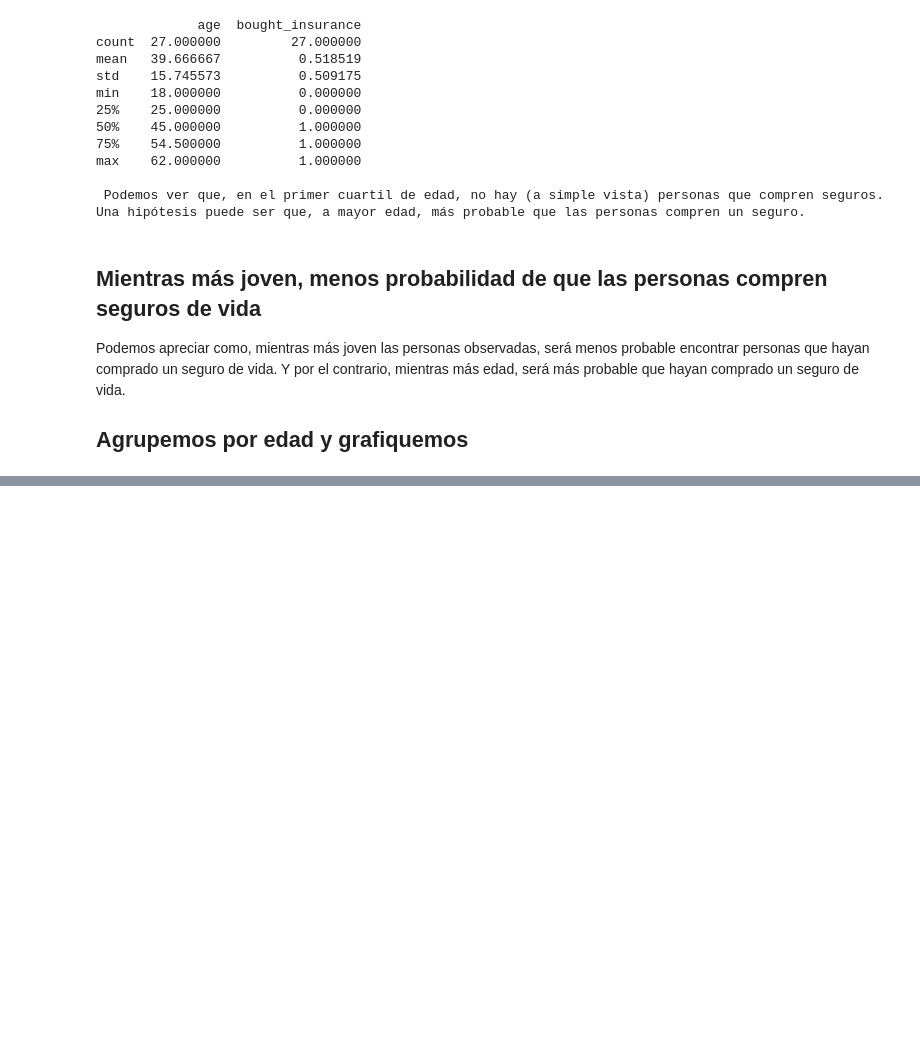
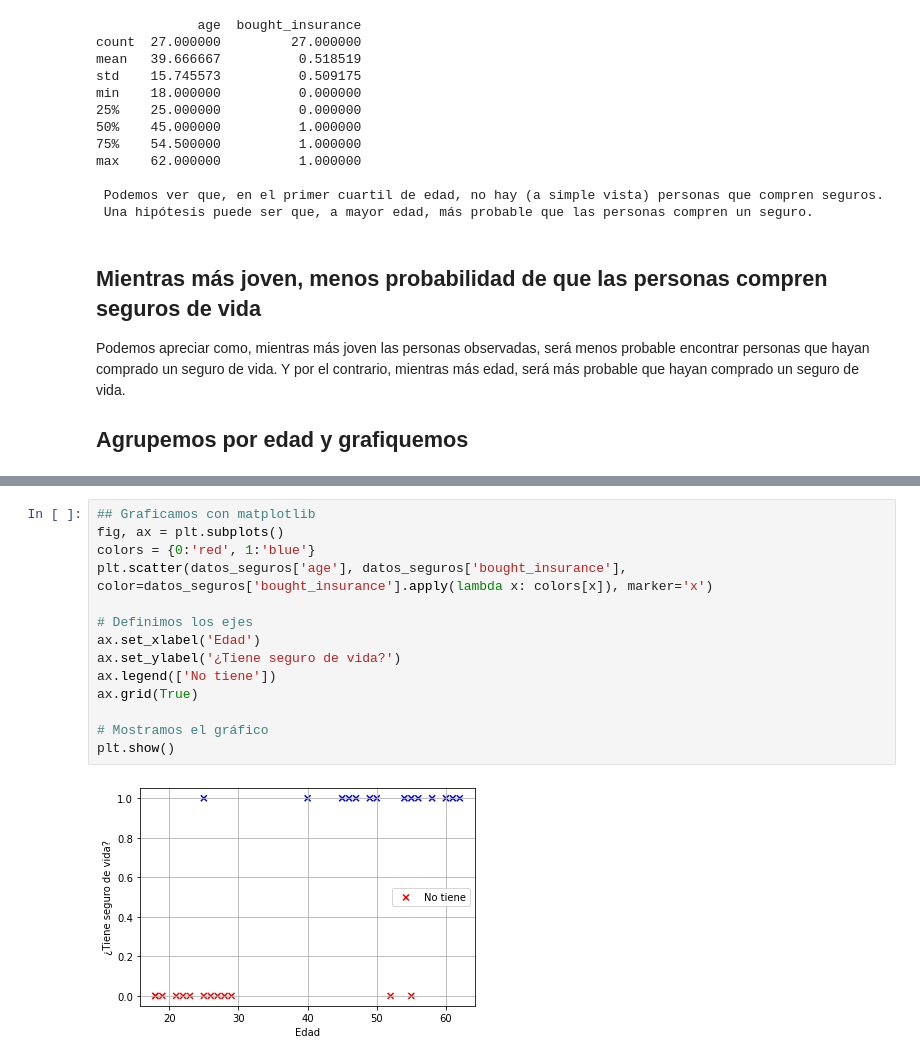
Before and after one commit to adinamarca/notebooks, a Jupyter notebook: PY/ML/3_regresion_logistica/notebook.ipynb, the cells around one changed output, grey strips where cells are left out. Cells and saved outputs as stored; diff of their text form; blank space fills up the shorter version.

```diff
--- a/PY/ML/3_regresion_logistica/notebook.ipynb
+++ b/PY/ML/3_regresion_logistica/notebook.ipynb
@@ -632,0 +632,16 @@ Ahora, queremos realizar una predicción de si los clientes comprarán un seguro
+# %%
+## Graficamos con matplotlib
+fig, ax = plt.subplots()
+colors = {0:'red', 1:'blue'}
+plt.scatter(datos_seguros['age'], datos_seguros['bought_insurance'], color=datos_seguros['bought_insurance'].apply(lambda x: colors[x]), marker='x')
+
+# Definimos los ejes
+ax.set_xlabel('Edad')
+ax.set_ylabel('¿Tiene seguro de vida?')
+ax.legend(['No tiene'])
+ax.grid(True)
+
+# Mostramos el gráfico
+plt.show()
+# %% [output]
+[figure, added]
```
Also changed, not shown: parts of 27 cells of this notebook, 1 other file.
